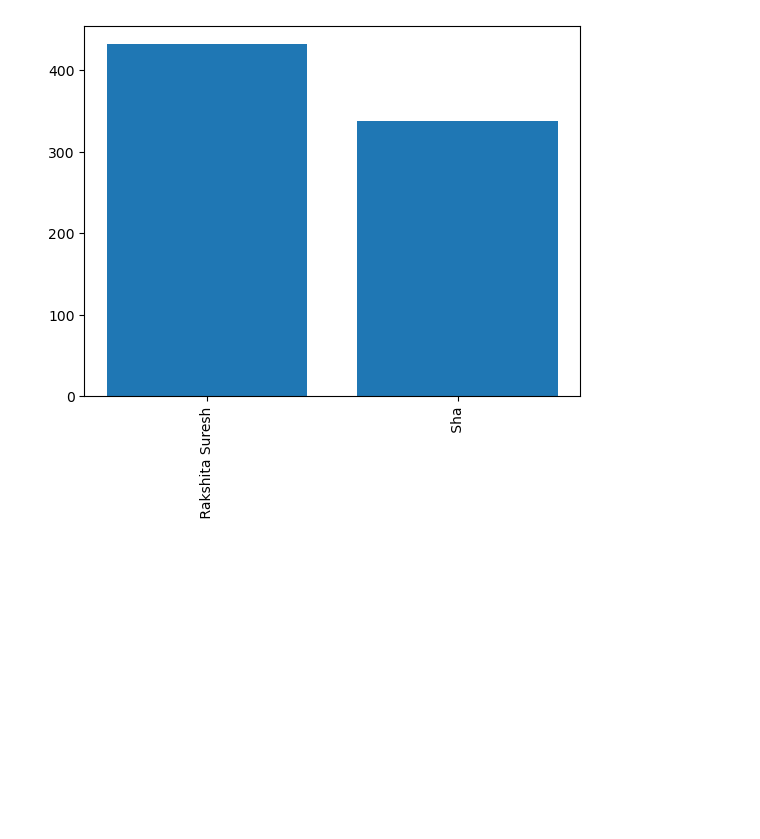
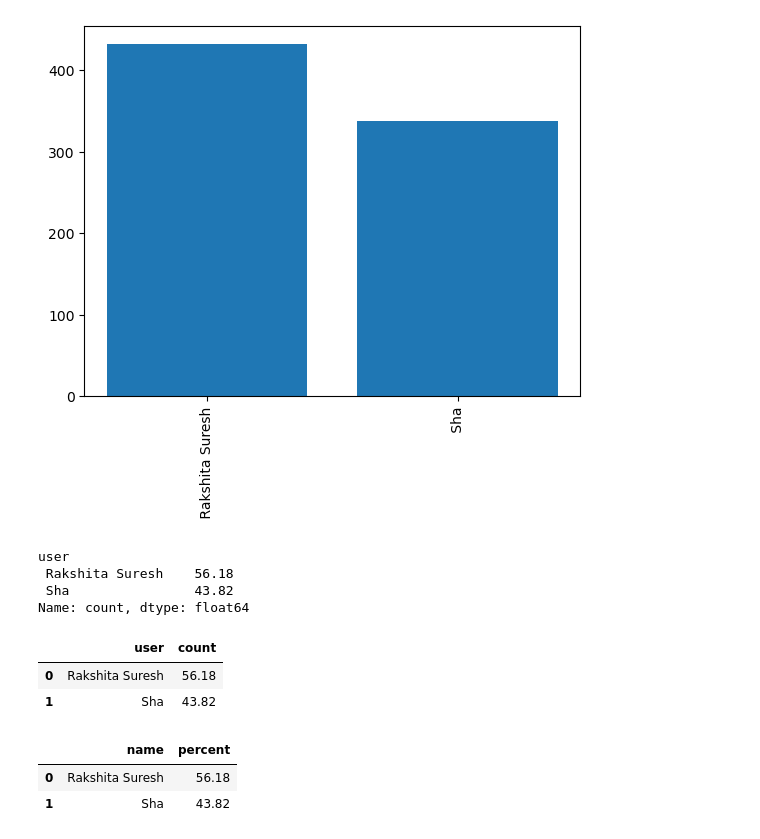
Before and after one commit to shax752003/WhatsApp-Chat-Analyzer, a Jupyter notebook: whatsApp.ipynb, the cells around one changed output. Drawn from its saved outputs; the diff is of its cells as text; code cells hidden in the pictures; blank space fills up the shorter version.

```diff
--- a/whatsApp.ipynb
+++ b/whatsApp.ipynb
@@ -298,3 +298,22 @@ plt.xticks(rotation='vertical')
 plt.show()
 # %% [output]
 [figure]
+# %%
+round((df['user'].value_counts()/df.shape[0])*100,2)
+# %% [output]
+user
+ Rakshita Suresh    56.18
+ Sha                43.82
+Name: count, dtype: float64
+# %%
+round((df['user'].value_counts()/df.shape[0])*100,2).reset_index()
+# %% [output]
+|  | user | count |
+| 0 | Rakshita Suresh | 56.18 |
+| 1 | Sha | 43.82 |
+# %%
+round((df['user'].value_counts()/df.shape[0])*100,2).reset_index().rename(columns={'user':'name','count':'percent'})
+# %% [output]
+|  | name | percent |
+| 0 | Rakshita Suresh | 56.18 |
+| 1 | Sha | 43.82 |
```
